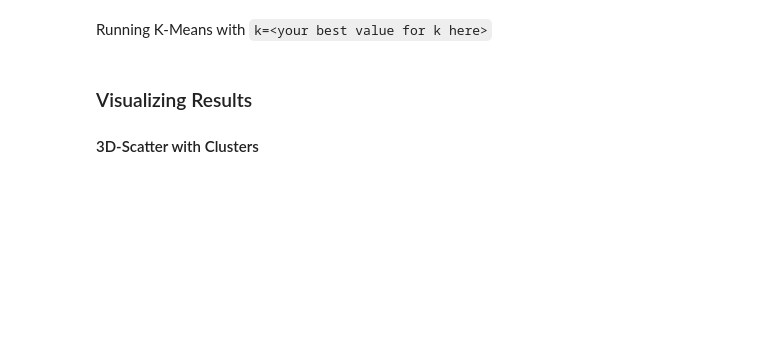
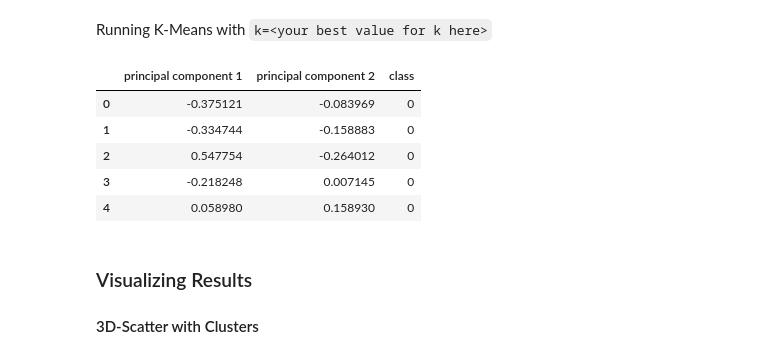
Before and after one commit to InfluxVC/AWS, a Jupyter notebook: crypto_clustering.ipynb, the cells around one changed output. Drawn from its saved outputs; the diff is of its cells as text; code cells hidden in the pictures; blank space fills up the shorter version.

```diff
--- a/crypto_clustering.ipynb
+++ b/crypto_clustering.ipynb
@@ -122,5 +126,7 @@ CryptoDummies.head()
 5 rows × 975 columns
 # %%
 # Standardize data
-CryptoScaled=StandardScaler(CryptoDummies)
+#CryptoScaled=StandardScaler(CryptoDummies)
+CryptoScaled=StandardScaler().fit_transform(CryptoDummies)
+print(CryptoScaled[0:5])
 # %% [output]
@@ -169,7 +171,7 @@ k = list(range(1, 11))
 # Calculate the inertia for the range of k values
 for i in k:
     km = KMeans(n_clusters=i, random_state=0)
-    km.fit()
+    km.fit(df_Crypto_pca)
     inertia.append(km.inertia_)
 
 # Create the Elbow Curve using hvPlot
@@ -184,11 +186,27 @@ Running K-Means with `k=<your best value for k here>`
 # %%
 # Initialize the K-Means model
 
+model = KMeans(n_clusters=3, random_state=0)
+
 # Fit the model
+
+model.fit(Crypto_pca)
 
 # Predict clusters
 
+predictions = model.predict(df_Crypto_pca)
+
 # Create a new DataFrame including predicted clusters and cryptocurrencies features
+
+df_Crypto_pca['class'] = model.labels_
+df_Crypto_pca.head()
+# %% [output]
+|  | principal component 1 | principal component 2 | class |
+| 0 | -0.375121 | -0.083969 | 0 |
+| 1 | -0.334744 | -0.158883 | 0 |
+| 2 | 0.547754 | -0.264012 | 0 |
+| 3 | -0.218248 | 0.007145 | 0 |
+| 4 | 0.058980 | 0.158930 | 0 |
 # %% [markdown]
 ### Visualizing Results
 
```
Also changed, not shown: parts of 6 cells of this notebook.
